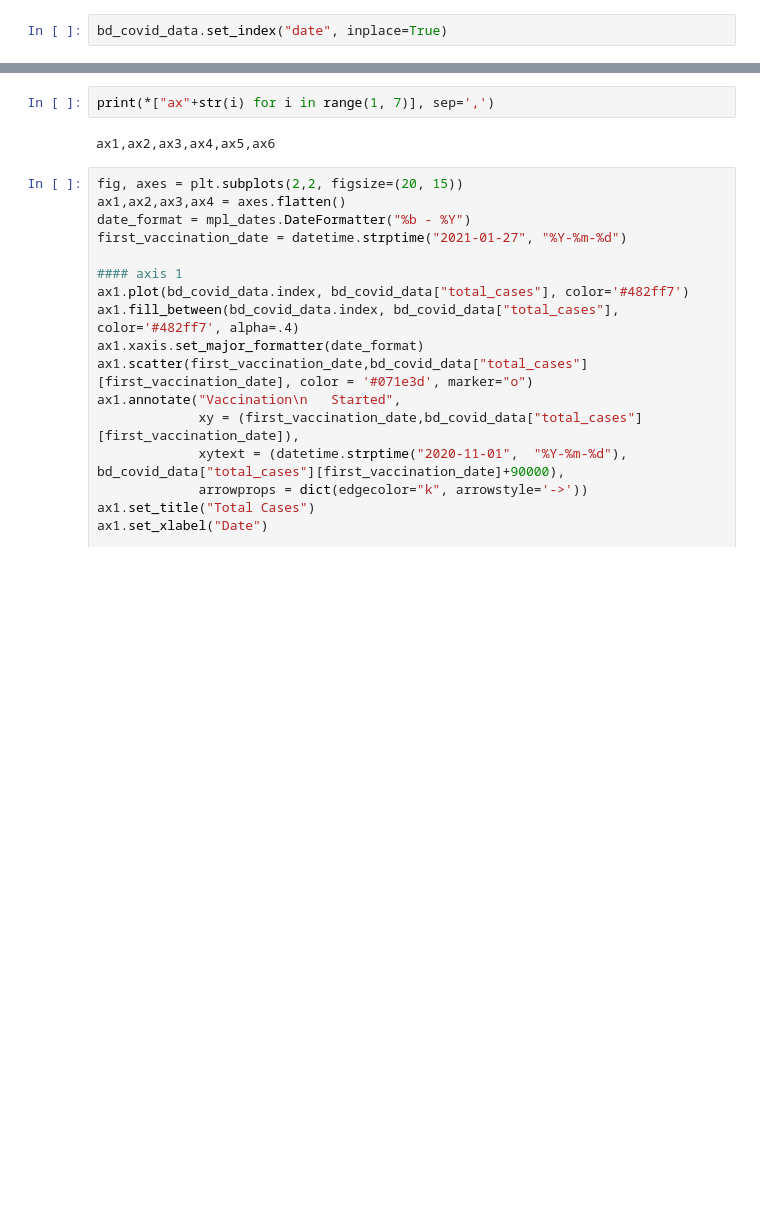
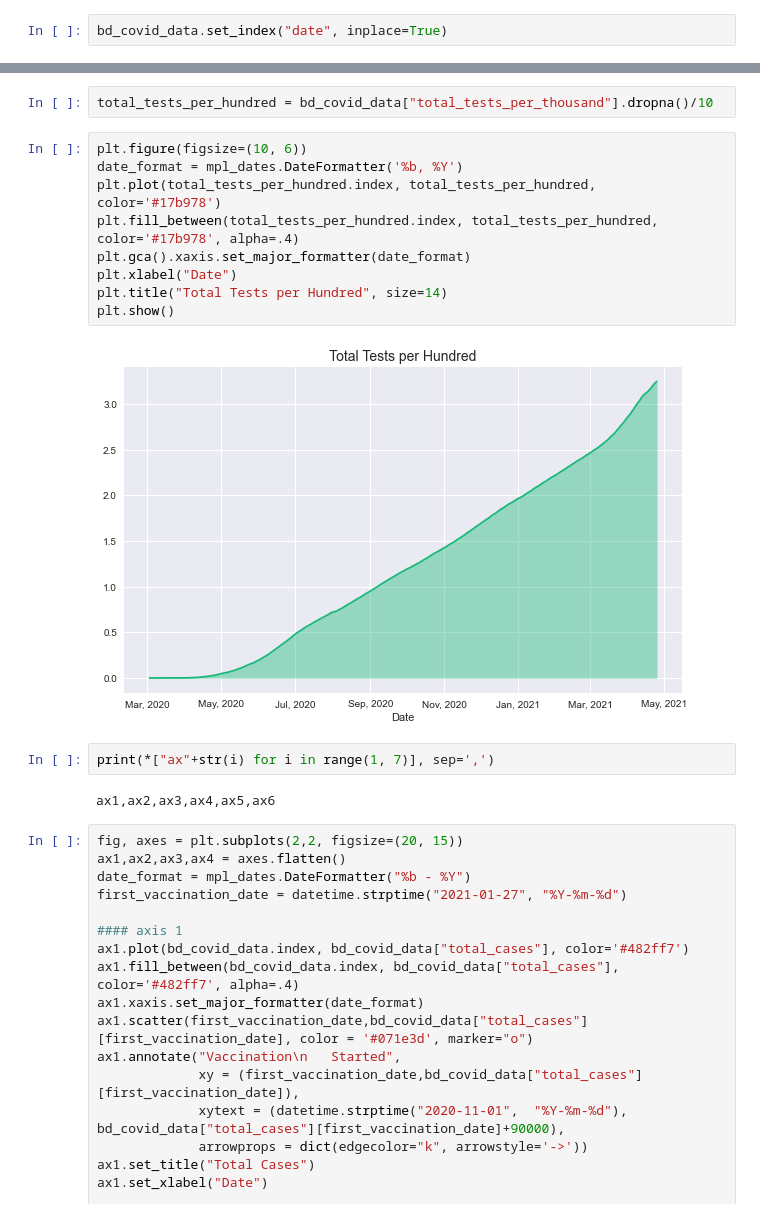
Before and after one commit to mezanur/bangladesh_covid19, a Jupyter notebook: Bangladesh Covid-19 Data Analysis.ipynb, the cells around one changed output, grey strips where cells are left out. Cells and saved outputs as stored; diff of their text form; blank space fills up the shorter version.

```diff
--- a/Bangladesh Covid-19 Data Analysis.ipynb
+++ b/Bangladesh Covid-19 Data Analysis.ipynb
@@ -30,3 +37,16 @@ plt.show()
+# %%
+total_tests_per_hundred = bd_covid_data["total_tests_per_thousand"].dropna()/10
+# %%
+plt.figure(figsize=(10, 6))
+date_format = mpl_dates.DateFormatter('%b, %Y')
+plt.plot(total_tests_per_hundred.index, total_tests_per_hundred, color='#17b978')
+plt.fill_between(total_tests_per_hundred.index, total_tests_per_hundred, color='#17b978', alpha=.4)
+plt.gca().xaxis.set_major_formatter(date_format)
+plt.xlabel("Date")
+plt.title("Total Tests per Hundred", size=14)
+plt.show()
+# %% [output]
+[figure, added]
 # %%
 print(*["ax"+str(i) for i in range(1, 7)], sep=',')
 # %% [output]
```
Also changed, not shown: parts of 9 cells of this notebook.
